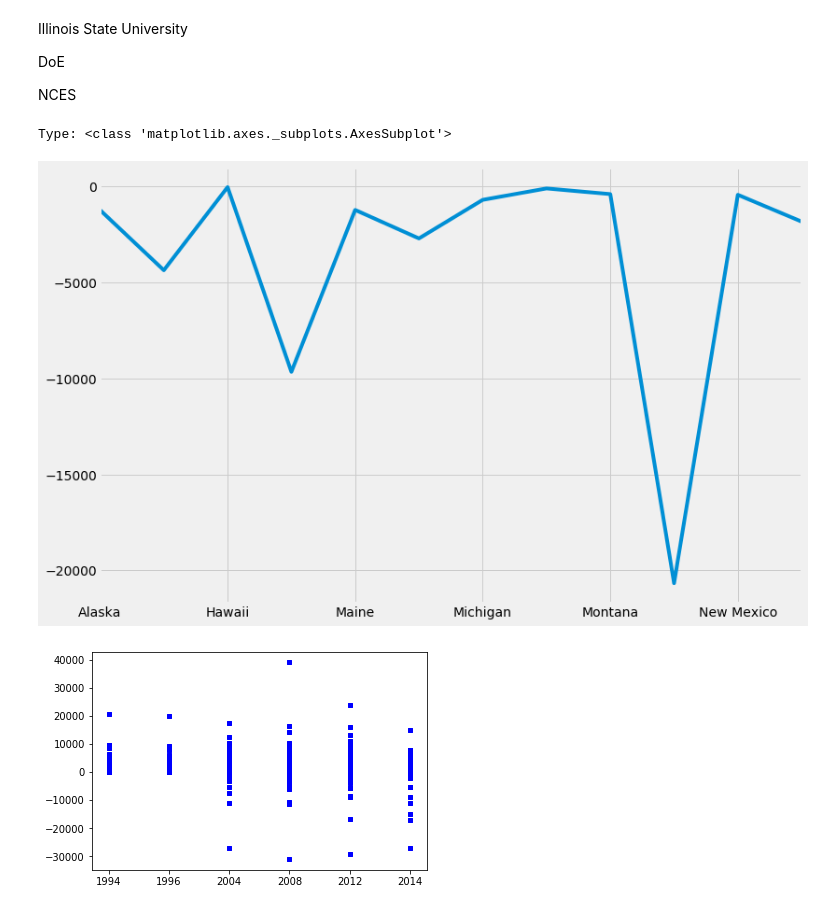
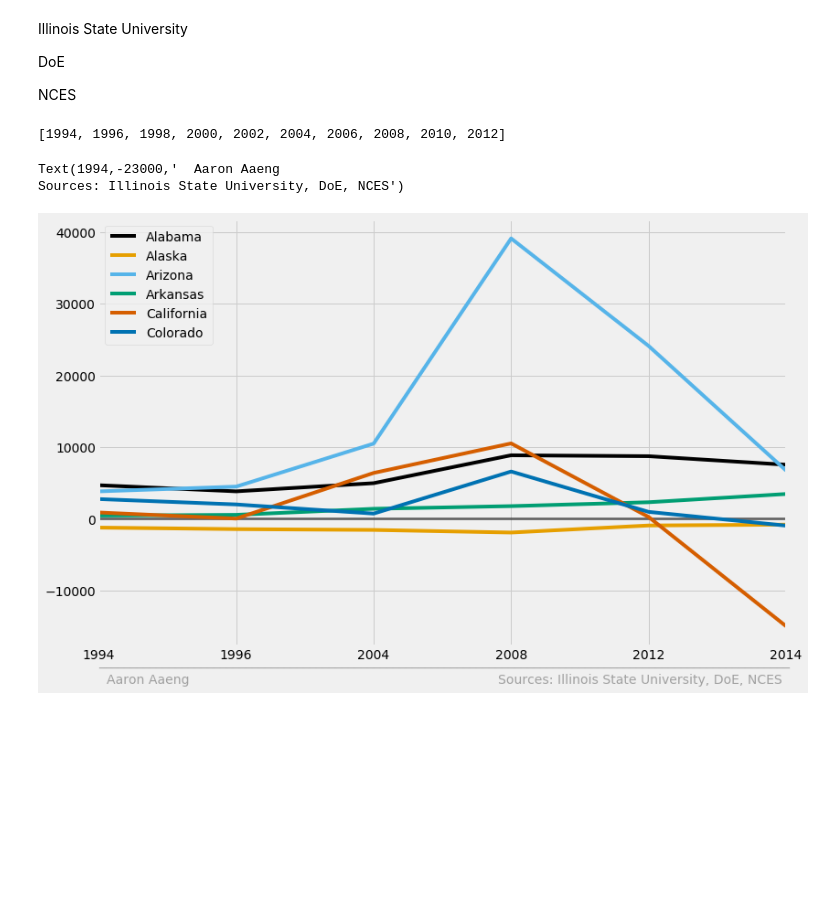
Before and after one commit to aaronaaeng/EducationData, a Jupyter notebook: EducationData.ipynb, the cells around one changed output. Cells and saved outputs as stored; diff of their text form; code cells hidden in the pictures; blank space fills up the shorter version.

Commit message:
A few good plots

```diff
--- a/EducationData.ipynb
+++ b/EducationData.ipynb
@@ -19,6 +20,10 @@ def fix_state_name(state):
 
 def get_net_data(df_list):
     years = ["1994", "1996", "2004", "2008", "2012", "2014"]
+
+    full_years = list(range(1994, 2014, 2))
+
+    print(full_years)
 
     column_names = ["STATE", "FIRST_TIME_ENROLLMENT",
                     "ENROLLED_IN_ANY", "ENROLLED_IN_HOME",
@@ -59,34 +64,34 @@ df_list = [pd.read_csv("EducationData" + year + ".csv") for year in years]
 
 df_funding = pd.read_csv("StateFunding2008-2016.csv")
 df_net = get_net_data(df_list)
+# %% [output]
+[1994, 1996, 1998, 2000, 2002, 2004, 2006, 2008, 2010, 2012]
-# %%
-net_enter = df_net.loc[0, df_net.loc[0] < 0]
-net_enter.head()
-style.use('fivethirtyeight')
-net_enter_plot = net_enter.plot(x = 'Year', y = net_enter.index, figsize = (12,8))
-print("Type:", type(net_enter_plot))
-# %% [output]
-Type: <class 'matplotlib.axes._subplots.AxesSubplot'>
-[figure, removed]
-# %%
-# extraticks = [1998, 2000, 2002, 2006]
-
-# fig, axes = plt.subplots(nrows=51, ncols=1, figsize=(8,8))
-
-# plt.scatter(years, [df.loc[df["STATE"] == "Alabama"]["MIGRATION_NET"] for df in df_list])
-# plt.xticks(list(plt.xticks()[0]) + extraticks)
-
-state_names = list(df_list[0].STATE.unique())
-
-fig = plt.figure()
-ax1 = fig.add_subplot(111)
-for state in state_names:
-#     print(state)
-    y = [int(df.loc[df["STATE"] == state]["MIGRATION_NET"]) for df in df_list]
-#     print(y)
-    ax1.scatter(years, y, s=10, c='b', marker="s", label='')
-
-plt.legend(loc='upper left')
-plt.show()
-# %% [output]
-[figure, removed]
+# %%
+colors = [[0,0,0], [230/255,159/255,0], [86/255,180/255,233/255], [0,158/255,115/255],
+          [213/255,94/255,0], [0,114/255,178/255]]
+
+state_names = list(df_list[0].STATE.unique())
+
+style.use('fivethirtyeight')
+
+fig = plt.figure(1, figsize=(12,8))
+ax1  = fig.add_subplot(111)
+
+for i in range(int(len(state_names)/7)-1):
+    ax1.plot(years, df_net[state_names[i]], color = colors[i % len(colors)], zorder=2)
+
+ax1.plot(list(range(1994, 2015, 2)), [0]*11, color='black', alpha=.5, zorder=1, linewidth=3)
+
+ax1.set_xlim(1994, 2014)
+ax1.legend(loc='upper left')
+
+ax1.text(x = 1994, y = -20500,
+    s = '____________________________________________________________________________________________________________',
+    color = 'grey', alpha = .7)
+
+ax1.text(x = 1994, y = -23000,
+    s = '  Aaron Aaeng                                                                           Sources: Illinois State University, DoE, NCES',
+    fontsize = 14, color = 'grey', alpha = .7)
+# %% [output]
+Text(1994,-23000,'  Aaron Aaeng                                                                           Sources: Illinois State University, DoE, NCES')
+[figure, added]
```
Also changed, not shown: parts of 6 cells of this notebook, 1 other file.
